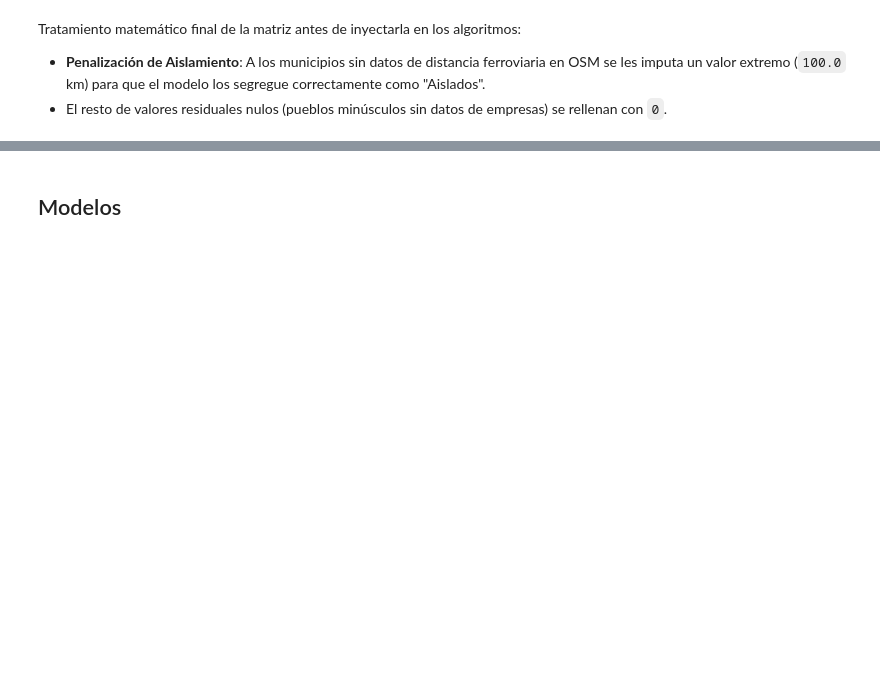
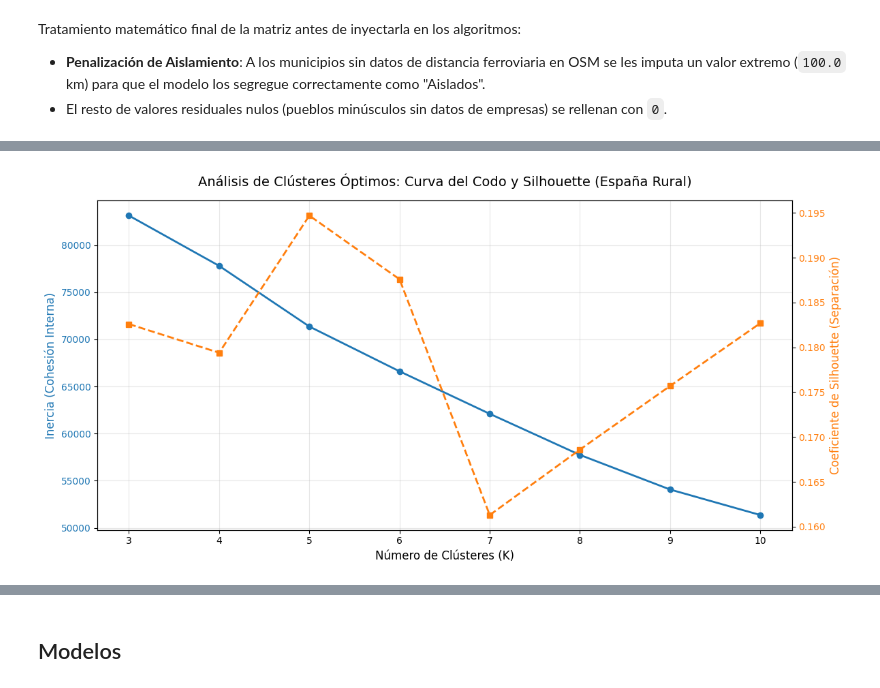
Before and after one commit to MartinEO2005/Proyecto_Big_Data_I, a Jupyter notebook: ML/ml_clustering.ipynb, the cells around one changed output, grey strips where cells are left out. Cells and saved outputs as stored; diff of their text form; code cells hidden in the pictures; blank space fills up the shorter version.

```diff
--- a/ML/ml_clustering.ipynb
+++ b/ML/ml_clustering.ipynb
@@ -224,0 +372,17 @@ display(df_master.head()) # Usamos display() que se ve mucho mejor en Jupyter qu
+# %%
+import seaborn as sns
+
+print("⚙️ [1/2] Aplicando PCA Definitivo a la España Rural (10 Componentes)...")
+
+# 1. Ajustamos el PCA final a 10 componentes
+pca_final = PCA(n_components=10, random_state=42)
+matriz_pca_rural = pca_final.fit_transform(features_scaled_rural)
+
+print(f"✅ Matriz reducida lista. Nueva forma: {matriz_pca_rural.shape}")
+
+# 2. Generamos el dataset para el K-Means
+nombres_pc = [f'PC{i+1}' for i in range(10)]
+df_pca_rural = pd.DataFrame(matriz_pca_rural, columns=nombres_pc)
+df_clustering_rural = pd.concat([df_ids_rural, df_pca_rural], axis=1)
+
+print("🚀 LISTOS PARA K-MEANS: Dataset 'df_clustering_rural' generado con éxito.")
@@ -224,0 +393,67 @@ display(df_master.head()) # Usamos display() que se ve mucho mejor en Jupyter qu
+# %%
+from sklearn.cluster import KMeans
+from sklearn.metrics import silhouette_score
+import matplotlib.pyplot as plt
+import pandas as pd
+
+print("⚙️ Evaluando el K óptimo SOLO para la España Rural...")
+
+# 1. Aislamos las 10 columnas numéricas del PCA RURAL (quitamos los textos)
+# 🚨 CAMBIO CLAVE: Usamos df_clustering_rural
+X_clustering_rural = df_clustering_rural.drop(columns=['muni_id_join', 'muni_display', 'prov_id_join'])
+
+# 2. Variables para guardar métricas
+resultados = []
+rango_k = range(3, 11)
+
+# 3. Bucle de entrenamiento
+for k in rango_k:
+    kmeans_temp = KMeans(n_clusters=k, random_state=42, n_init=10)
+
+    # 🚨 CAMBIO CLAVE: Entrenamos sobre X_clustering_rural
+    etiquetas_temp = kmeans_temp.fit_predict(X_clustering_rural)
+
+    inercia = kmeans_temp.inertia_
+    silhouette = silhouette_score(X_clustering_rural, etiquetas_temp)
+
+    resultados.append({
+        'K': k,
+        'Inercia': inercia,
+        'Silhouette': silhouette
+    })
+
+# 4. Convertir a DataFrame y calcular el Descenso (Delta Inercia)
+df_metricas = pd.DataFrame(resultados)
+df_metricas['Descenso_Inercia'] = df_metricas['Inercia'].shift(1) - df_metricas['Inercia']
+df_metricas['Descenso_Inercia'] = df_metricas['Descenso_Inercia'].fillna(0)
+df_metricas = df_metricas[['K', 'Inercia', 'Descenso_Inercia', 'Silhouette']]
+
+# Redondear para que la tabla se vea limpia
+df_metricas['Inercia'] = df_metricas['Inercia'].round(2)
+df_metricas['Descenso_Inercia'] = df_metricas['Descenso_Inercia'].round(2)
+df_metricas['Silhouette'] = df_metricas['Silhouette'].round(4)
+
+# 5. Creación del Panel Gráfico Dual
+fig, ax1 = plt.subplots(figsize=(12, 6))
+
+color = 'tab:blue'
+ax1.set_xlabel('Número de Clústeres (K)', fontsize=12)
+ax1.set_ylabel('Inercia (Cohesión Interna)', color=color, fontsize=12)
+ax1.plot(df_metricas['K'], df_metricas['Inercia'], marker='o', color=color, linewidth=2, label='Inercia (Elbow)')
+ax1.tick_params(axis='y', labelcolor=color)
+ax1.grid(True, alpha=0.3)
+
+ax2 = ax1.twinx()
+color = 'tab:orange'
+ax2.set_ylabel('Coeficiente de Silhouette (Separación)', color=color, fontsize=12)
+ax2.plot(df_metricas['K'], df_metricas['Silhouette'], marker='s', color=color, linewidth=2, linestyle='--', label='Silhouette Score')
+ax2.tick_params(axis='y', labelcolor=color)
+
+plt.title('Análisis de Clústeres Óptimos: Curva del Codo y Silhouette (España Rural)', fontsize=14, pad=15)
+fig.tight_layout()
+plt.show()
+
+# 6. Mostrar la Tabla de Métricas Puras
+print("\n📊 TABLA DE MÉTRICAS MATEMÁTICAS POR 'K' (ESPAÑA RURAL):")
+display(df_metricas)
+# %% [output]
@@ -224,0 +461 @@ display(df_master.head()) # Usamos display() que se ve mucho mejor en Jupyter qu
+[figure, added]
```
Also changed, not shown: parts of 14 cells of this notebook.
